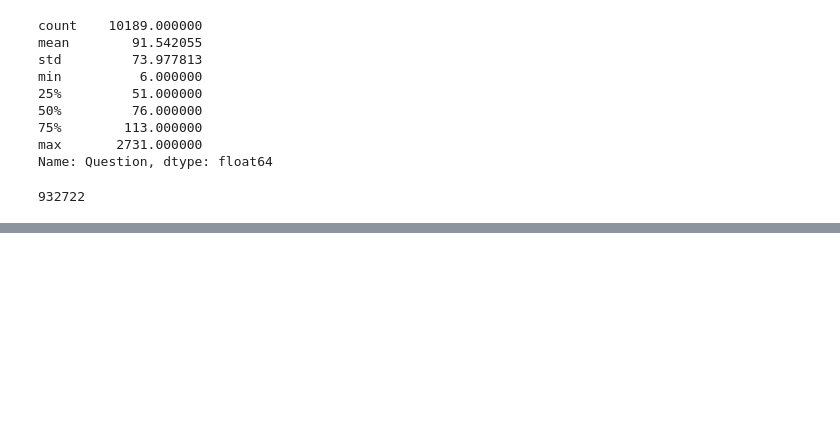
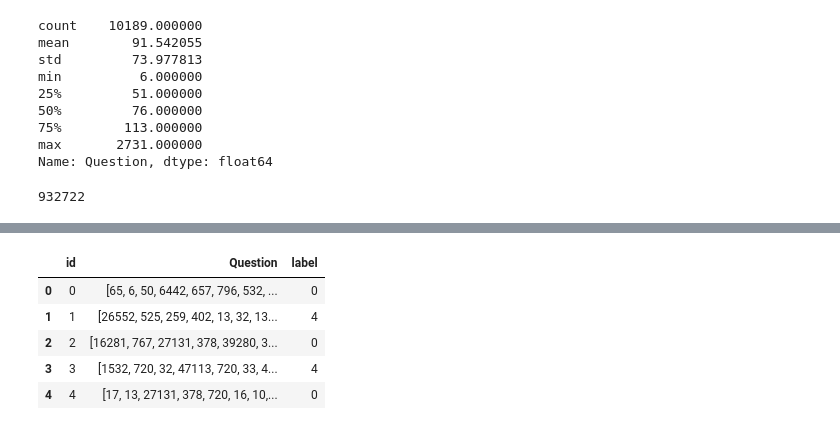
Before and after one commit to SaudAlhafith/mathClassification, a Jupyter notebook: play.ipynb, the cells around one changed output, grey strips where cells are left out. Saved outputs shown, nothing was run; the diff lists cells and outputs as text; code cells hidden in the pictures; blank space fills up the shorter version.

```diff
--- a/play.ipynb
+++ b/play.ipynb
@@ -206,0 +231,10 @@ train_set["Question"].apply(lambda x: len(x)).sum()
+# %%
+sub_set = pd.read_csv('submission.csv', )
+sub_set.head()
+# %% [output]
+|  | id | Question | label |
+| 0 | 0 | [65, 6, 50, 6442, 657, 796, 532, ... | 0 |
+| 1 | 1 | [26552, 525, 259, 402, 13, 32, 13... | 4 |
+| 2 | 2 | [16281, 767, 27131, 378, 39280, 3... | 0 |
+| 3 | 3 | [1532, 720, 32, 47113, 720, 33, 4... | 4 |
+| 4 | 4 | [17, 13, 27131, 378, 720, 16, 10,... | 0 |
```
Also changed, not shown: parts of 3 cells of this notebook, 3 other files.
